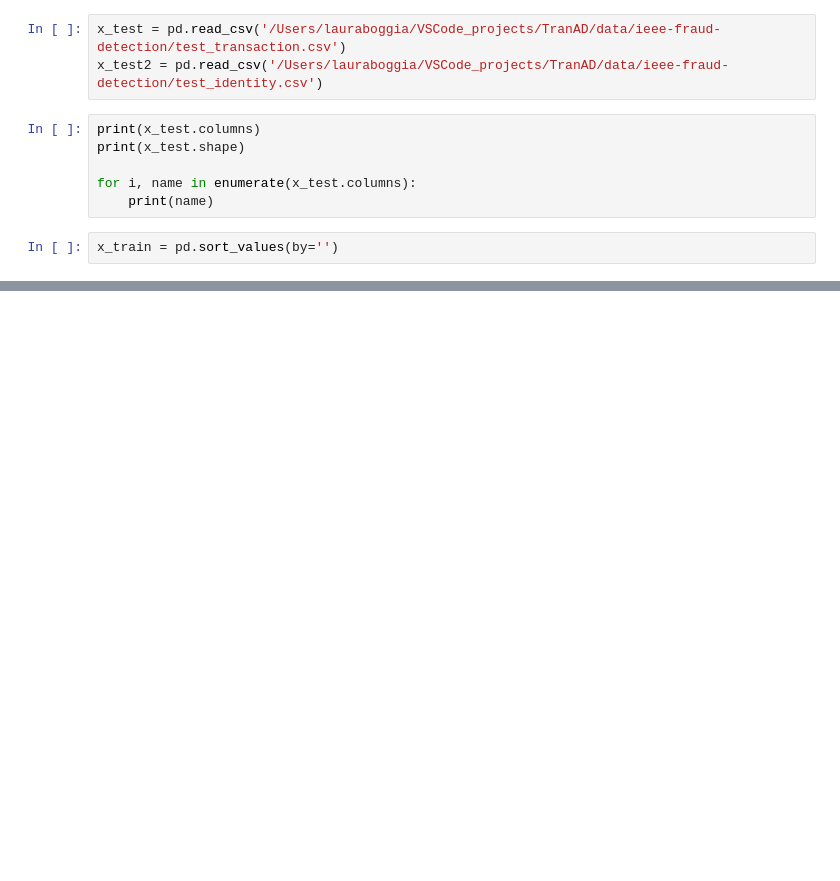
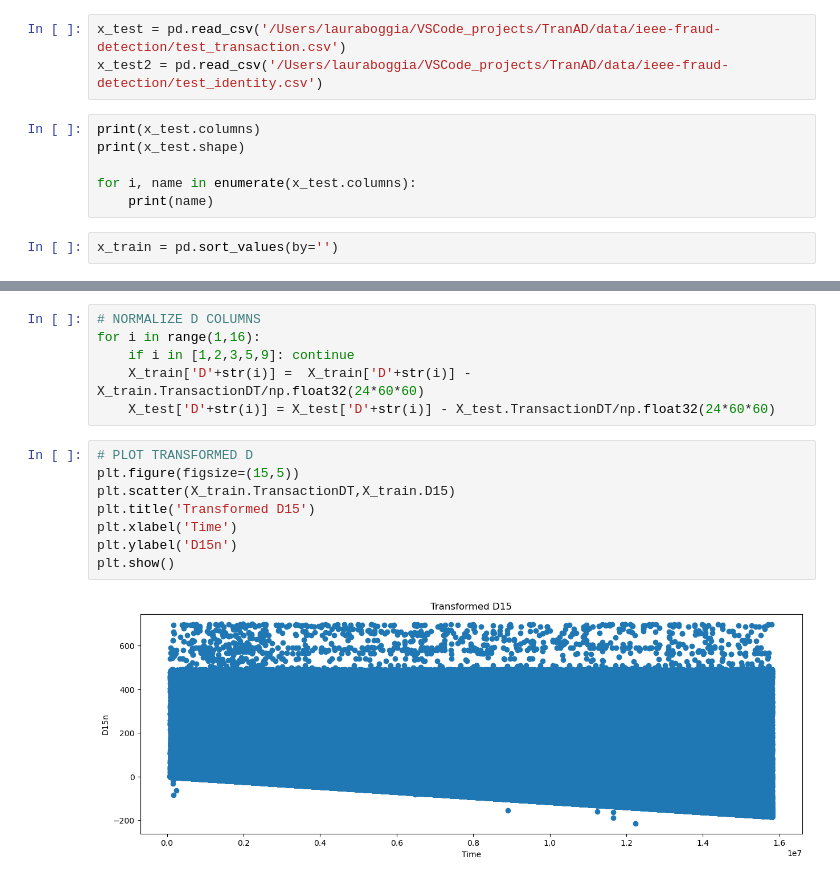
Before and after one commit to PedroKochinski/TSAD_from_laurab222, a Jupyter notebook: prepare_IEEECISdata.ipynb, the cells around one changed output, grey strips where cells are left out. Drawn from its saved outputs; the diff is of its cells as text; blank space fills up the shorter version.

```diff
--- a/prepare_IEEECISdata.ipynb
+++ b/prepare_IEEECISdata.ipynb
@@ -159,0 +202,16 @@ x_train = pd.sort_values(by='')
+# %%
+# NORMALIZE D COLUMNS
+for i in range(1,16):
+    if i in [1,2,3,5,9]: continue
+    X_train['D'+str(i)] =  X_train['D'+str(i)] - X_train.TransactionDT/np.float32(24*60*60)
+    X_test['D'+str(i)] = X_test['D'+str(i)] - X_test.TransactionDT/np.float32(24*60*60)
+# %%
+# PLOT TRANSFORMED D
+plt.figure(figsize=(15,5))
+plt.scatter(X_train.TransactionDT,X_train.D15)
+plt.title('Transformed D15')
+plt.xlabel('Time')
+plt.ylabel('D15n')
+plt.show()
+# %% [output]
+[figure, added]
```
Also changed, not shown: parts of 37 cells of this notebook, 10 other files.
